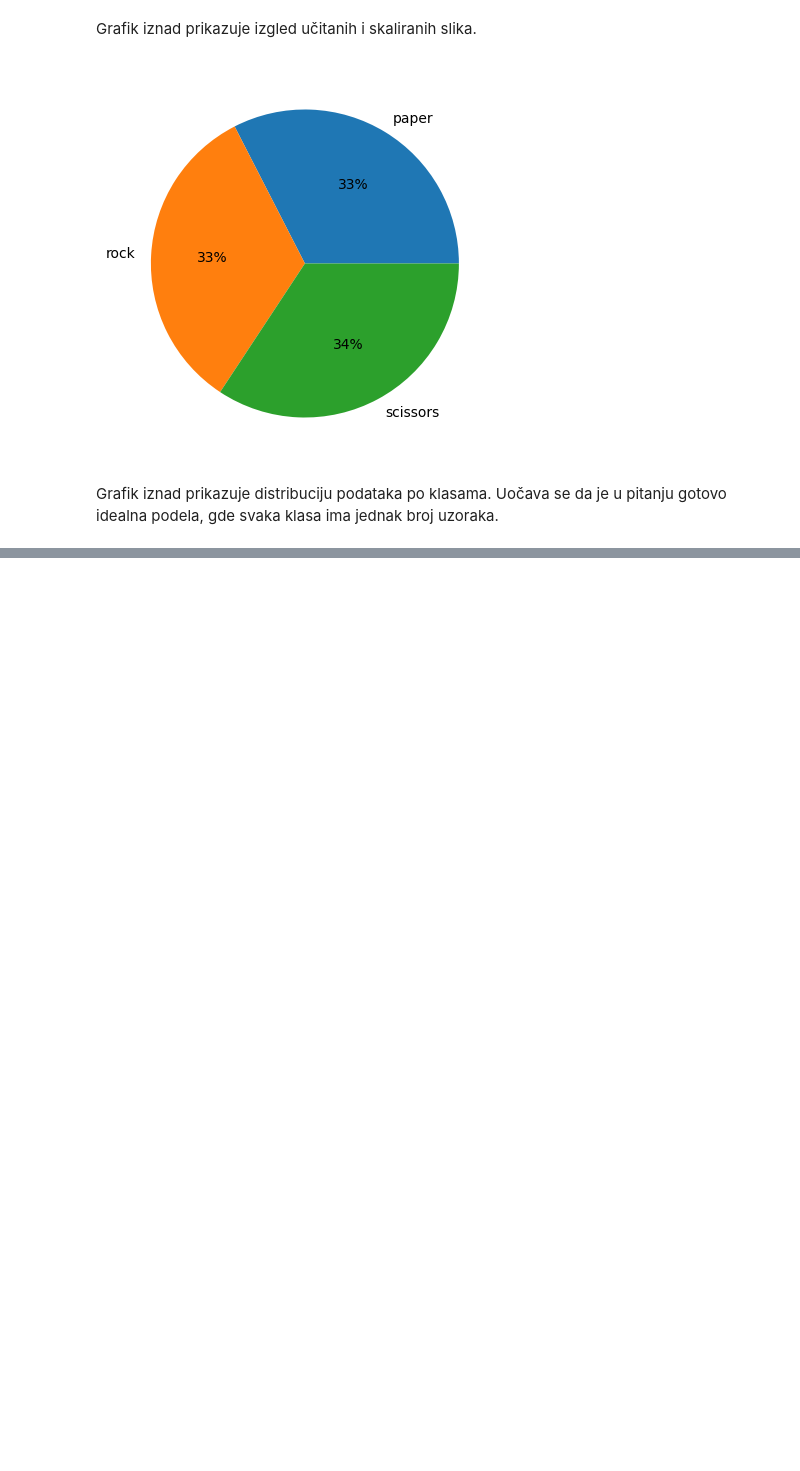
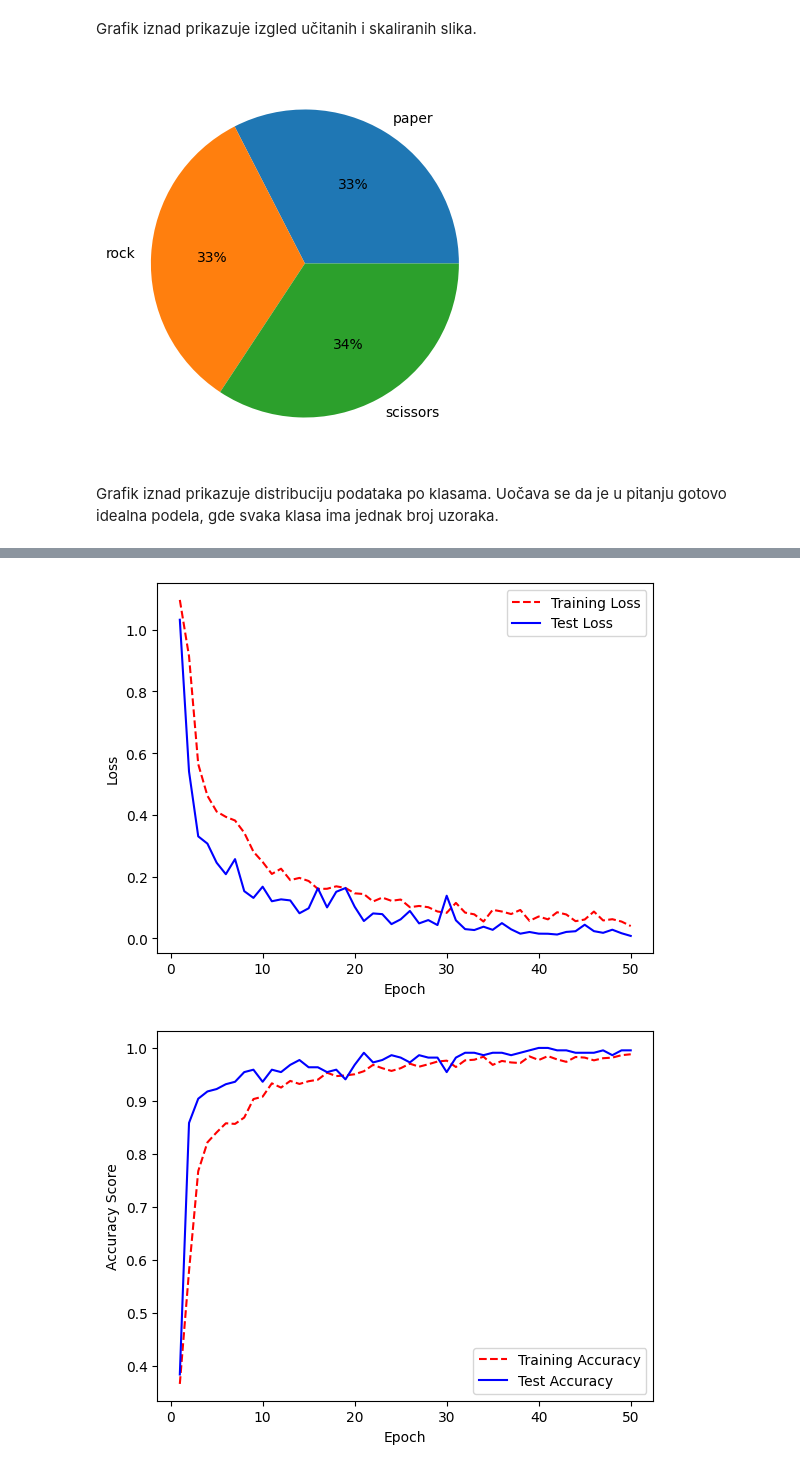
Before and after one commit to cats9rule/mlprojects, a Jupyter notebook: p3/p3.ipynb, the cells around one changed output, grey strips where cells are left out. Saved outputs shown, nothing was run; the diff lists cells and outputs as text; code cells hidden in the pictures; blank space fills up the shorter version.

```diff
--- a/p3/p3.ipynb
+++ b/p3/p3.ipynb
@@ -127,0 +184,34 @@ Epoch 25/25
+# %%
+from keras.preprocessing.image import ImageDataGenerator
+
+augmentation = ImageDataGenerator(
+                                  zoom_range=0.2,
+                                  height_shift_range=0.2,
+                                  width_shift_range=0.2,
+                                  vertical_flip=True,
+                                  horizontal_flip=True,
+                                  rotation_range=20, #preko 20 ruka moze da se odsece sa slike
+                                  fill_mode='nearest'
+                                  )
+test_augmentation = ImageDataGenerator(validation_split=0.5)
+
+augmentation.fit(X_train)
+test_augmentation.fit(X_test)
+
+train_data = augmentation.flow(X_train,y_train,batch_size=64)
+test_data = test_augmentation.flow(X_test,y_test,batch_size=64,subset="training")
+validation_data = test_augmentation.flow(X_test,y_test,batch_size=64,subset="validation")
+# %%
+model = Sequential()
+model.add(Conv2D(filters=64, kernel_size=(5,5),input_shape=(50,75,3),activation='relu'))
+model.add(MaxPooling2D(pool_size=(2,2)))
+model.add(Conv2D(filters=32, kernel_size=(3,3),activation='relu'))
+model.add(MaxPooling2D(pool_size=(2,2)))
+model.add(Conv2D(filters=128, kernel_size=(3,3),activation='relu'))
+model.add(MaxPooling2D(pool_size=(2,2)))
+model.add(Dropout(0.5))
+model.add(Flatten())
+model.add(Dense(256,activation='relu'))
+model.add(Dropout(0.5))
+model.add(Dense(3,activation='softmax'))
+model.summary()
@@ -127,0 +236,4 @@ Epoch 25/25
+# %%
+model.compile(optimizer= tf.keras.optimizers.Adam(lr = 0.001),loss='categorical_crossentropy',metrics=['accuracy'])
+# %%
+history = model.fit(train_data,epochs=50,verbose=2,batch_size=64,validation_data=validation_data)
@@ -127,0 +258,6 @@ Epoch 25/25
+# %%
+visualizeLoss(history=history)
+visualizeAccuracy(history=history)
+# %% [output]
+[figure, added]
+[figure, added]
```
Also changed, not shown: parts of 48 cells of this notebook, 1 other file.
